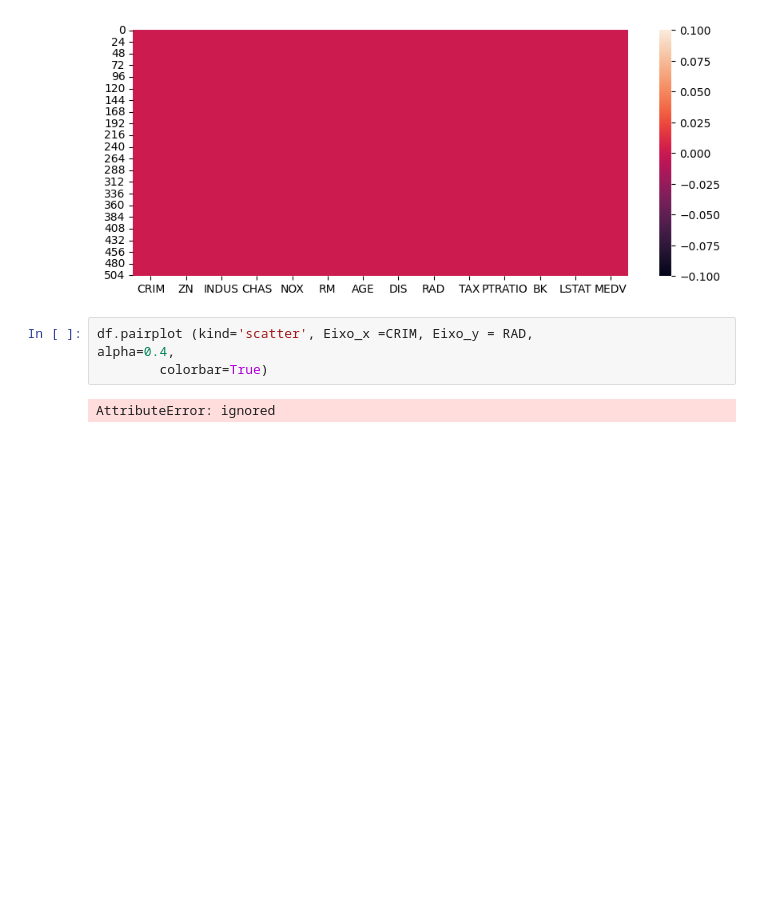
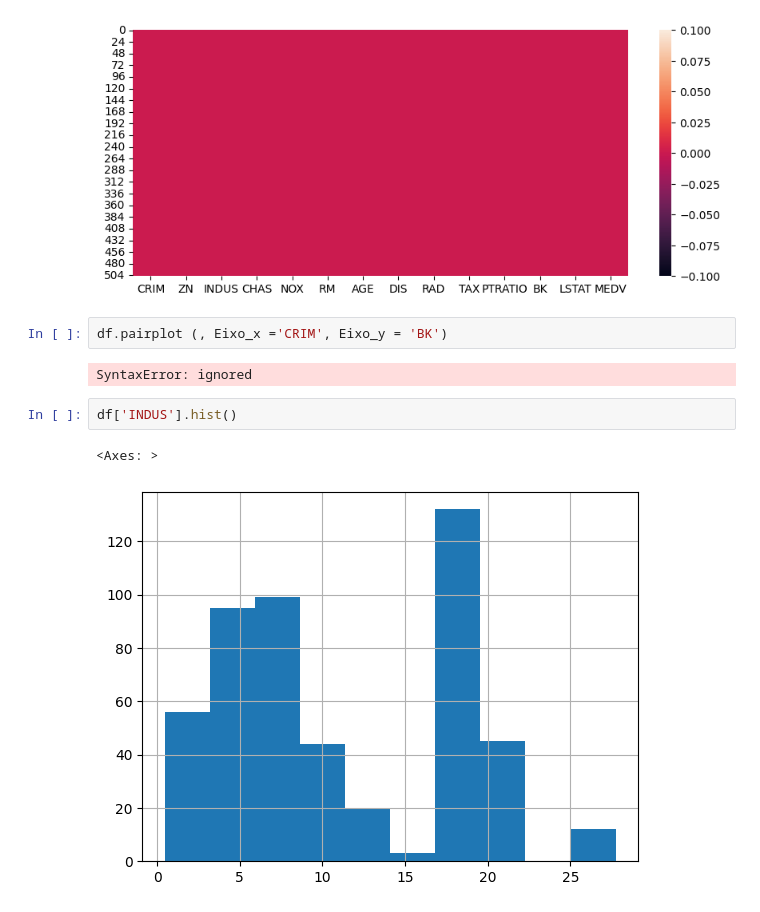
Before and after one commit to Danielpfs01/Desafio_Cientista_de_Dados, a Jupyter notebook: Untitled3.ipynb, the cells around one changed output. Cells and saved outputs as stored; diff of their text form; blank space fills up the shorter version.

```diff
--- a/Untitled3.ipynb
+++ b/Untitled3.ipynb
@@ -116,8 +133,11 @@ sns.heatmap (df.isnull()); # visualizar valores nulos da Base
 # %% [output]
 [figure]
 # %%
-df.pairplot (kind='scatter', Eixo_x =CRIM, Eixo_y = RAD,
-alpha=0.4,
-        colorbar=True)
+df.pairplot (, Eixo_x ='CRIM', Eixo_y = 'BK')
 # %% [output]
-AttributeError: ignored
+SyntaxError: ignored
+# %%
+df['INDUS'].hist()
+# %% [output]
+<Axes: >
+[figure, added]
```
Also changed, not shown: parts of 4 cells of this notebook.
